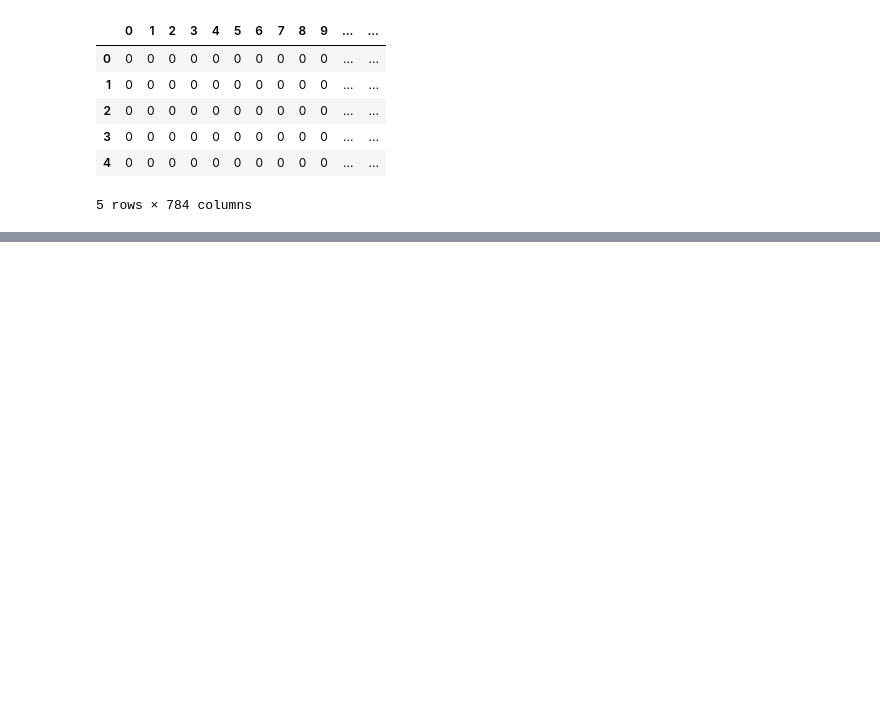
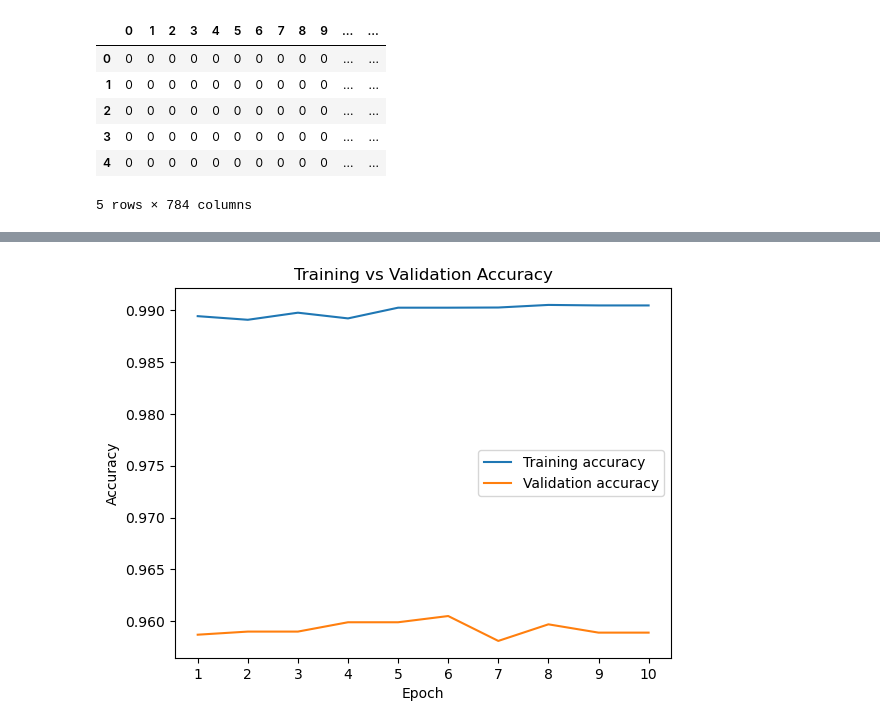
Before and after one commit to JacobToifl/SJ25-26_5AHIT_DSAI_TOIFL, a Jupyter notebook: Uebungen/UE01/UE01 – Neuronale Netze - MNIST.ipynb, the cells around one changed output, grey strips where cells are left out. Cells and saved outputs as stored; diff of their text form; code cells hidden in the pictures; blank space fills up the shorter version.

```diff
--- a/Uebungen/UE01/UE01 – Neuronale Netze - MNIST.ipynb
+++ b/Uebungen/UE01/UE01 – Neuronale Netze - MNIST.ipynb
@@ -86,2 +73,9 @@ print("real number:", y_test[1000])
 predicted number: 9
 real number: 9
+# %%
+history = model.fit(
+    x_train_df,
+    y_train_oh,
+    epochs=10,
+    batch_size=128,
+    validation_data=(x_test_df, y_test_oh))
@@ -87,0 +115,12 @@ real number: 9
+# %%
+epochs = len(history.history['accuracy'])
+plt.plot(range(1, epochs + 1), history.history['accuracy'], label='Training accuracy')
+plt.plot(range(1, epochs + 1), history.history['val_accuracy'], label='Validation accuracy')
+plt.xlabel('Epoch')
+plt.ylabel('Accuracy')
+plt.title('Training vs Validation Accuracy')
+plt.xticks(range(1, epochs + 1))
+plt.legend()
+plt.show()
+# %% [output]
+[figure, added]
```
Also changed, not shown: parts of 11 cells of this notebook.
